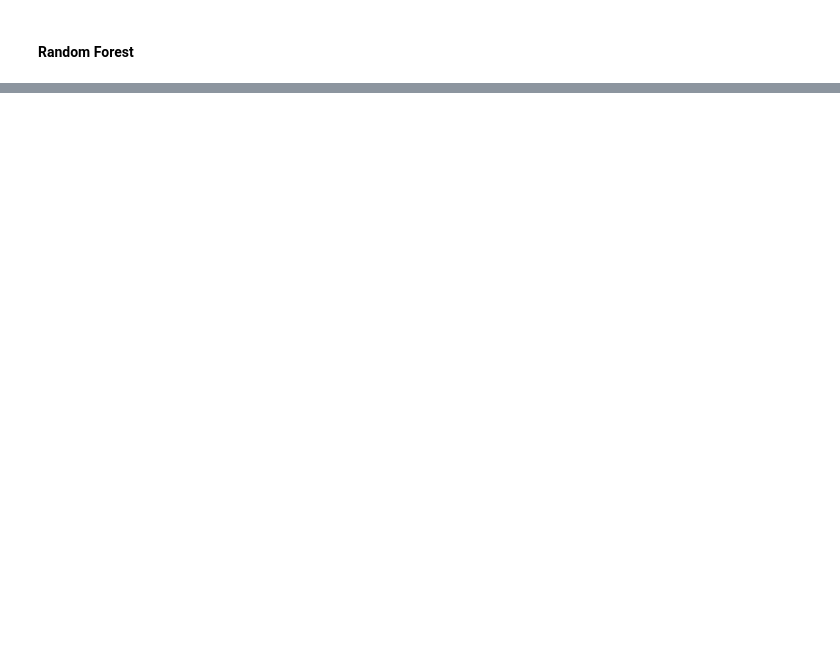
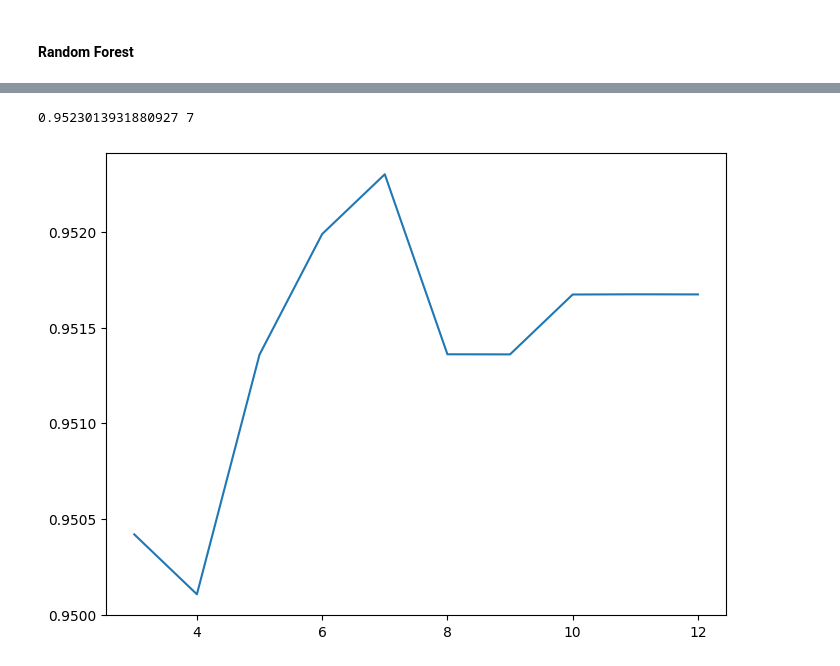
Before and after one commit to Fine2Gitup/Data-Mining, a Jupyter notebook: Prediction.ipynb, the cells around one changed output, grey strips where cells are left out. Saved outputs shown, nothing was run; the diff lists cells and outputs as text; code cells hidden in the pictures; blank space fills up the shorter version.

```diff
--- a/Prediction.ipynb
+++ b/Prediction.ipynb
@@ -106,0 +103,13 @@ RandomForestClassifier(random_state=42)
+# %%
+score_3 = []
+for i in np.arange(3, 13, 1):
+    rfc = RandomForestClassifier(n_estimators= 70,max_depth= 20,max_features= i,random_state=0)
+    score_ = cross_val_score(rfc,X_train,y_train,cv=5).mean()
+    score_3.append(score_)
+print(max(score_3),np.arange(3, 13, 1)[np.argmax(score_3)])
+plt.figure(figsize=(8,6))
+plt.plot(np.arange(3, 13, 1),score_3)
+plt.show()
+# %% [output]
+0.9523013931880927 7
+[figure, added]
```
Also changed, not shown: parts of 26 cells of this notebook.
